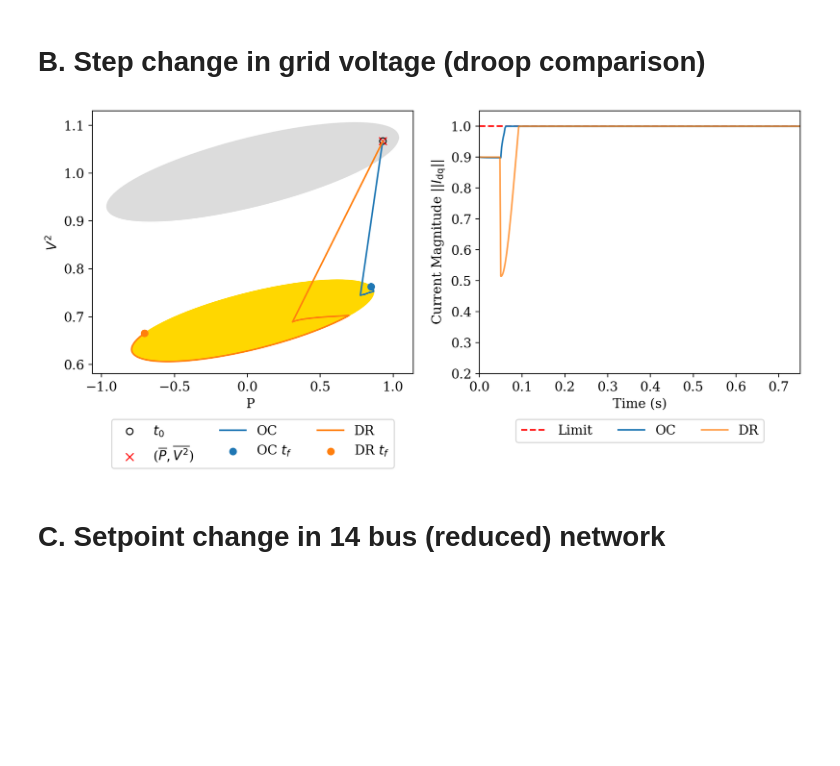
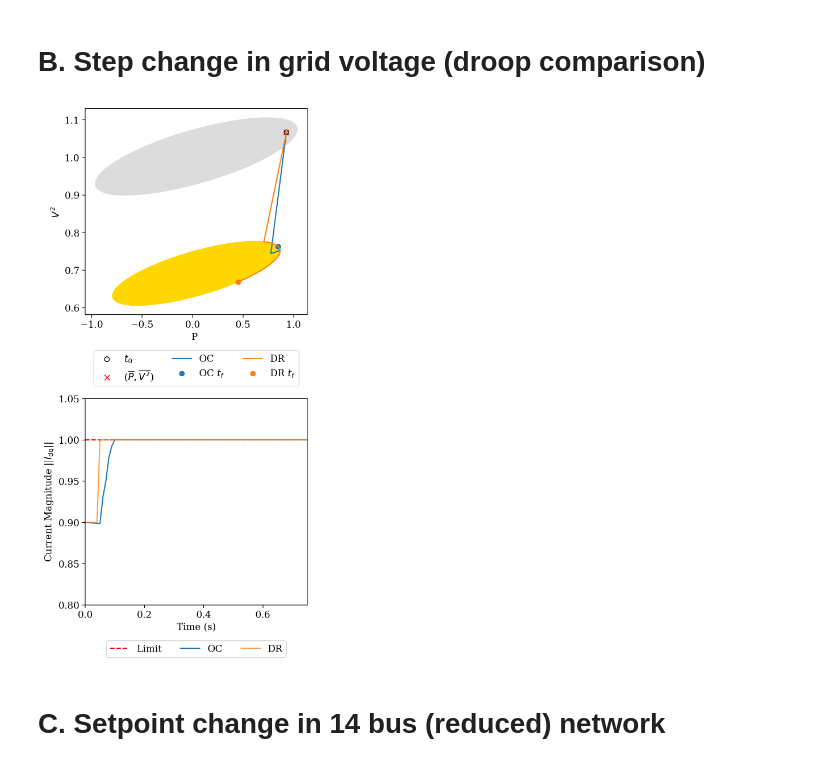
Before and after one commit to lpstreitmatter/Optimal-Safe-Converter-Control, a Jupyter notebook: Optimal_Safe_Converter_Control.ipynb, the cells around one changed output. Saved outputs shown, nothing was run; the diff lists cells and outputs as text; code cells hidden in the pictures; blank space fills up the shorter version.

```diff
--- a/Optimal_Safe_Converter_Control.ipynb
+++ b/Optimal_Safe_Converter_Control.ipynb
@@ -171,7 +181,7 @@ Vg_newmag_pu = v_nom_val_pu * 0.83
 new_setpoints = [Vg_newmag_pu, 0]
 var_names = ["P",r"$V^2$"]
 
-freq_outer = 500
+freq_outer = 100#500
 dt = 1/freq_outer
 
 # OC parameters
@@ -194,29 +204,30 @@ ts_dr, Idq_of_t_dr, Vdqref_of_t_dr, Vdqactual_of_t_dr, P_of_t_dr, V2_of_t_dr, Vm
                         Imag_lim_val_pu, omega_nom_val, omega_c_val, m_p_val, m_v2_val,
                         dt = dt, starttime = starttime, endtime=endtime, perunit=perunit, setpoint_change=False)
 # %%
-fig,(ax1,ax2) = plt.subplots(1,2,figsize=(10,5))
-
+# fig,(ax1,ax2) = plt.subplots(1,2,figsize=(10,5))
+fig,(ax1,ax2) = plt.subplots(2,1,figsize=(5,10))
 disturbed_region_data = plot.set_S(var_names,Imag_lim_val_pu,Vg_newmag_pu,L_pu,R_pu,omega_nom_val,pu=perunit)
 ax1.fill(disturbed_region_data[:,0],disturbed_region_data[:,1],c="gold")
 
 plot.plot_S(np.vstack([var1_of_t_oc,var2_of_t_oc]).T, [var1_of_t_oc[0],var2_of_t_oc[0]],var_names,
            Imag_lim_val_pu,v_nom_val_pu,L_pu,R_pu,omega_nom_val,
            units = ["",""], ax = ax1, pu=perunit, second_trajectory=np.vstack([P_of_t_dr,V2_of_t_dr]).T, two_traj_labels=["OC","DR"])
 
 ax2.plot(ts_oc, np.ones(len(ts_oc))*Imag_lim_val_pu,'r--',label="Limit")
 ax2.plot(ts_oc, np.linalg.norm(Idq_of_t_oc,axis=0),c='C0',label="OC")
 ax2.plot(ts_dr, np.linalg.norm(Idq_of_t_dr,axis=0),c='C1',label="DR",alpha=0.75)
 ax2.legend(loc='upper center', bbox_to_anchor=(0.5, -0.15),ncol=3)
 ax2.set_ylim([0,1.05])
 ax2.set_xlabel("Time (s)")
 ax2.set_ylabel(r"Current Magnitude $||I_\mathrm{dq}||$")
 
 ax2.set_xlim([0,0.75])
-ax2.set_ylim([0.2,1.05])
+ax2.set_ylim([0.8,1.05])
 
 plt.tight_layout()
+plt.savefig("vert_voltstep_droop.png")
 # %% [output]
-[figure, old version]
+[figure, new version]
 # %% [markdown]
 # C. Setpoint change in 14 bus (reduced) network
 # %% [markdown]
```
Also changed, not shown: parts of 8 cells of this notebook, 4 other files.
